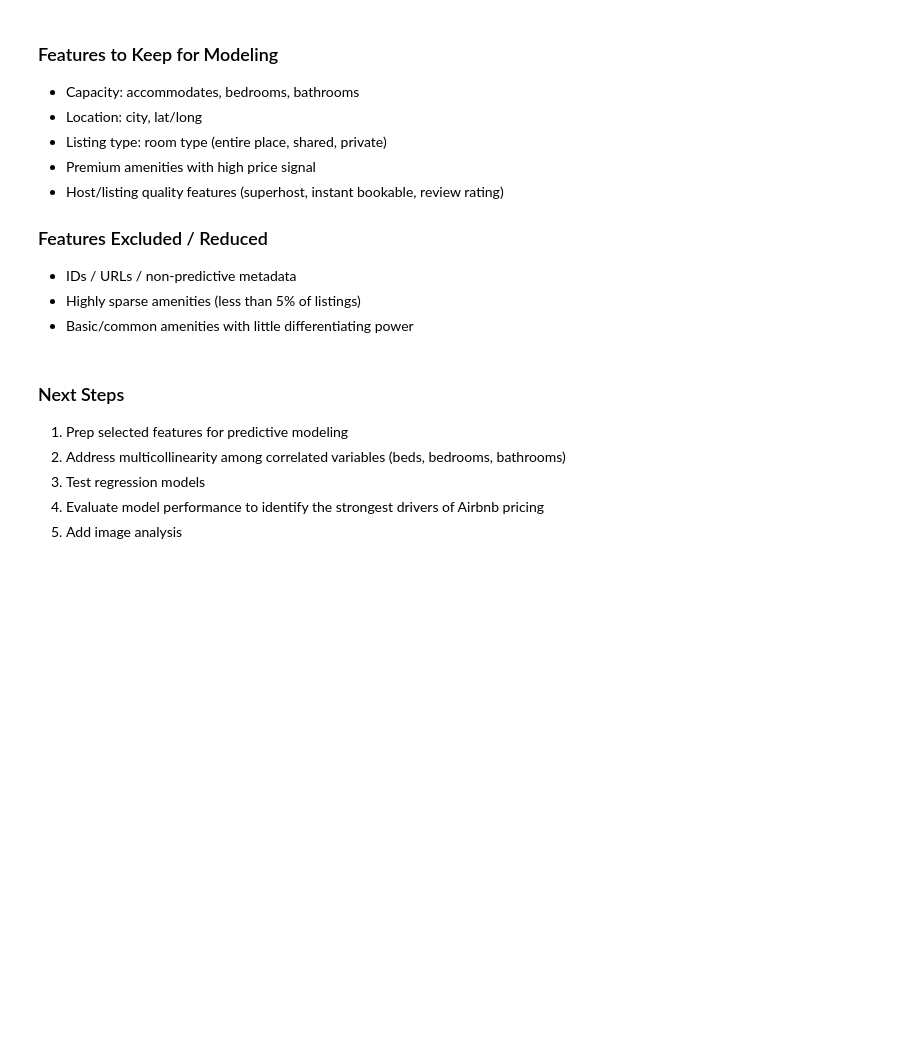
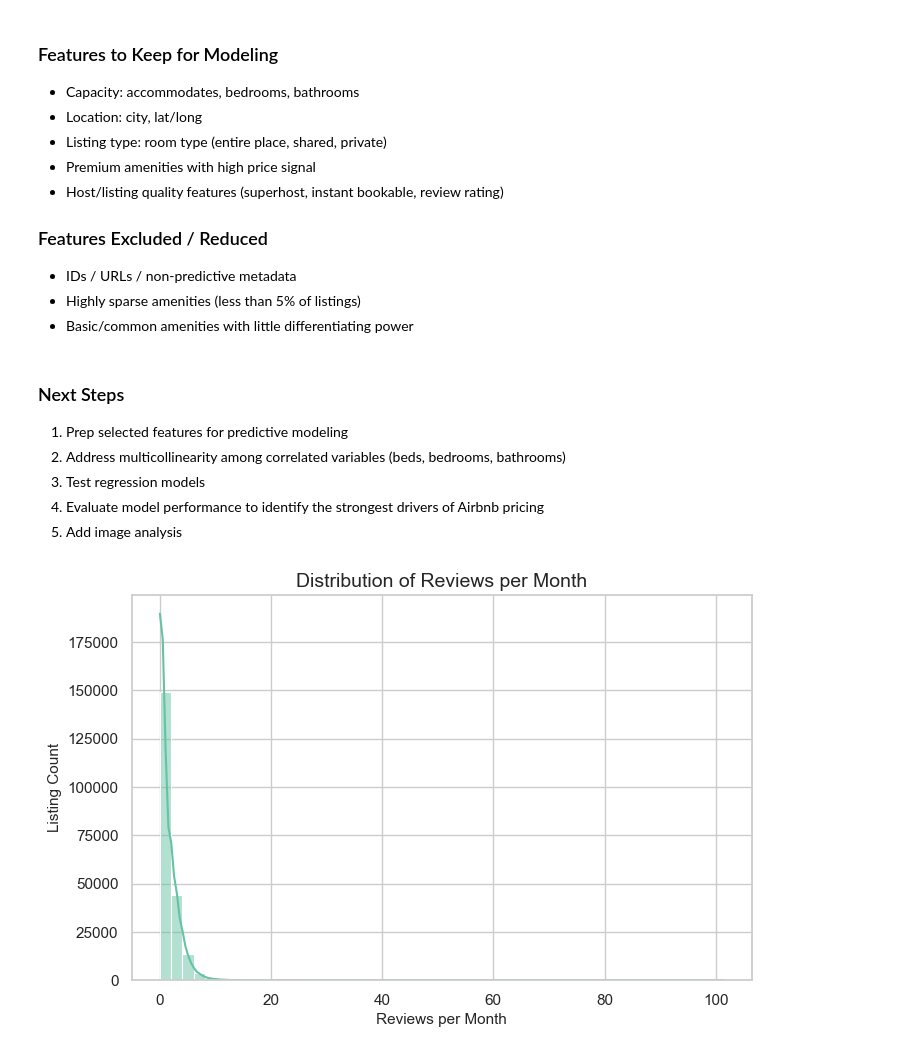
Before and after one commit to coco-martinez/capstone-2-airbnb-analysis, a Jupyter notebook: notebooks/02_eda.ipynb, the cells around one changed output. Cells and saved outputs as stored; diff of their text form; code cells hidden in the pictures; blank space fills up the shorter version.

```diff
--- a/notebooks/02_eda.ipynb
+++ b/notebooks/02_eda.ipynb
@@ -1362,3 +1440,28 @@ Based on EDA, the most predictive variables for price and booking performance ar
 3. Test regression models
 4. Evaluate model performance to identify the strongest drivers of Airbnb pricing
 5. Add image analysis
+# %%
+sns.set_theme(style='whitegrid', palette='Set2')
+set2_colors = sns.color_palette('Set2')
+
+plt.rcParams['figure.figsize'] = (8, 5)
+plt.rcParams['axes.titlesize'] = 14
+plt.rcParams['axes.labelsize'] = 11
+# %%
+# checking the demand distribution
+plt.figure(figsize=(8, 5))
+
+sns.histplot(
+    data=df,
+    x='reviews_per_month',
+    bins=50,
+    kde=True,
+    color=set2_colors[0]
+)
+
+plt.title('Distribution of Reviews per Month')
+plt.xlabel('Reviews per Month')
+plt.ylabel('Listing Count')
+plt.show()
+# %% [output]
+[figure, added]
```
Also changed, not shown: parts of 17 cells of this notebook, 11 other files.
